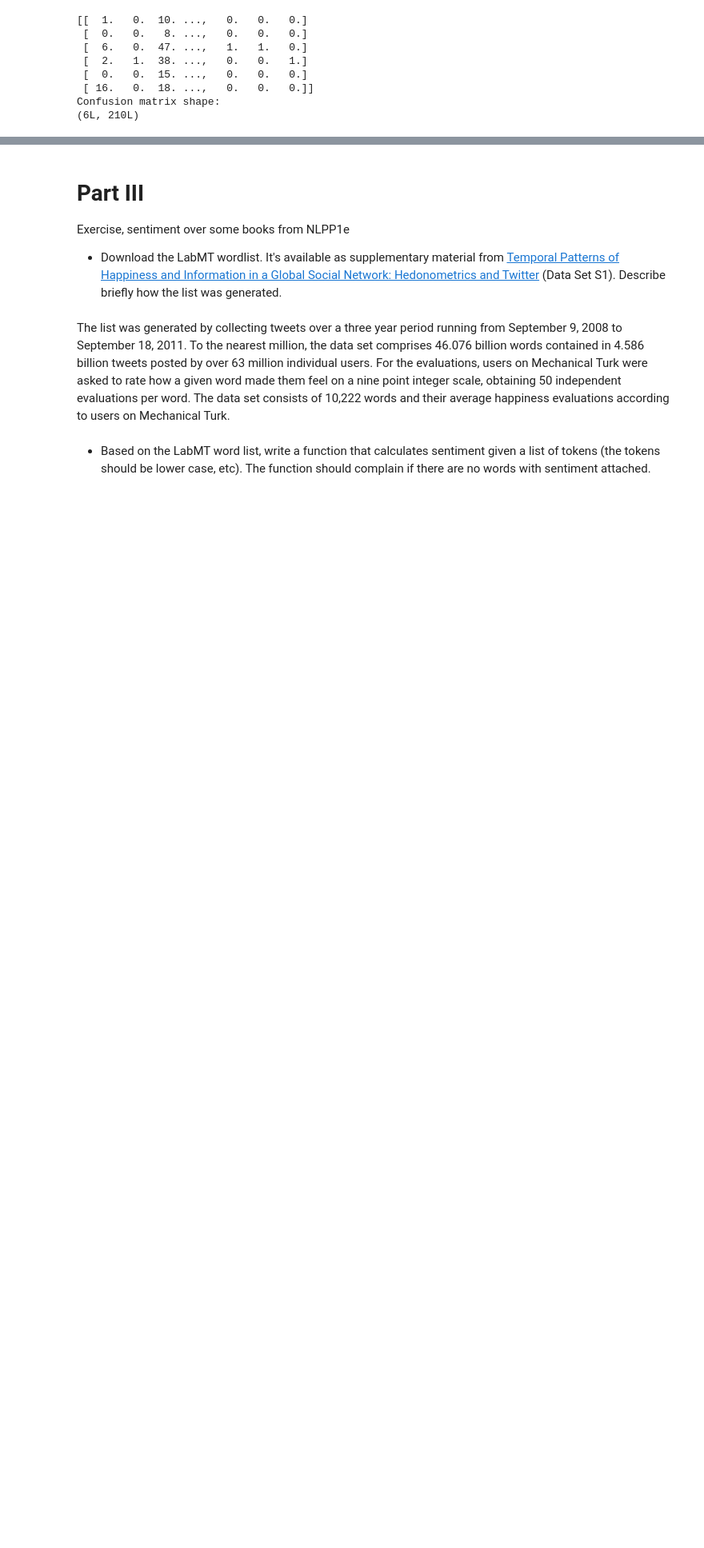
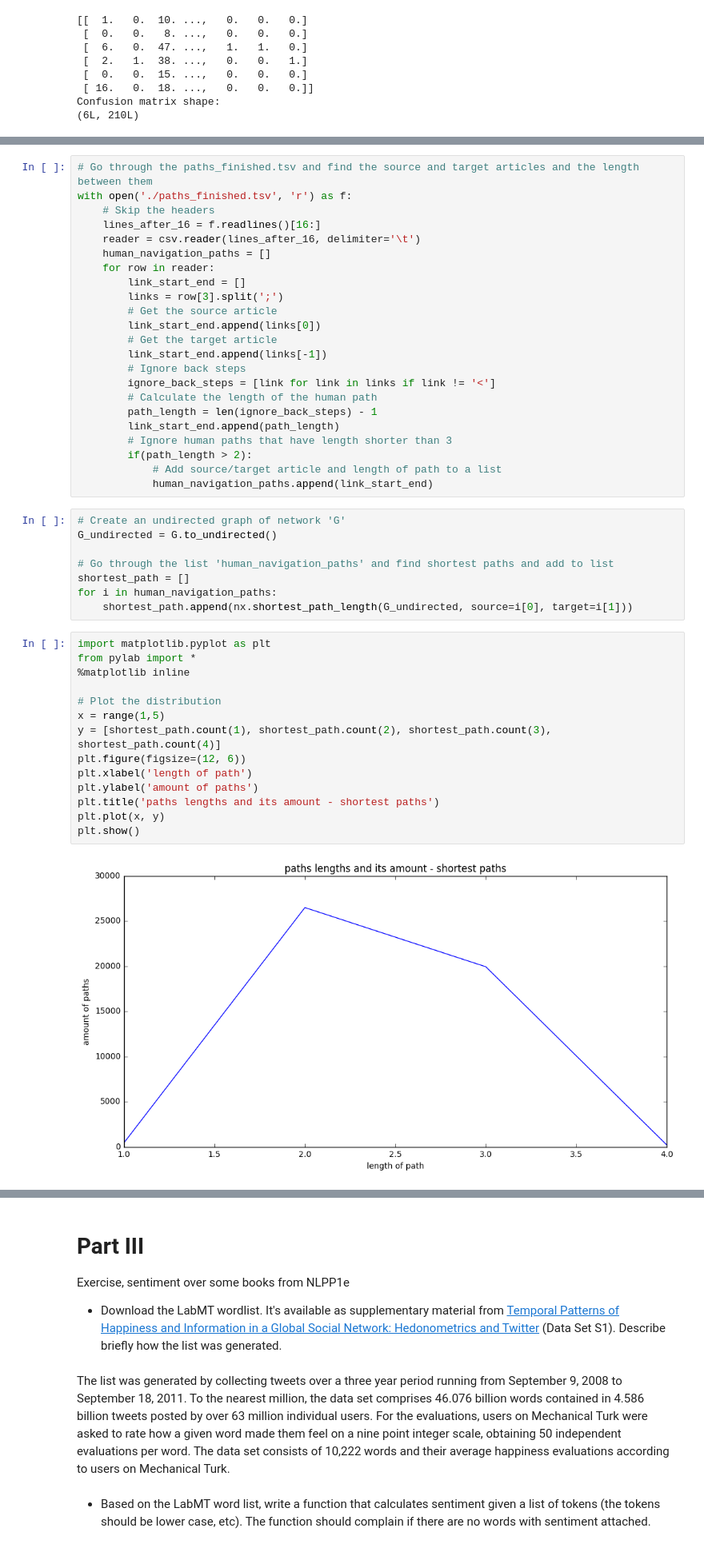
Before and after one commit to pay64k/social_graphs_2016, a Jupyter notebook: Untitled Folder/Assignment2.ipynb, the cells around one changed output, grey strips where cells are left out. Shown at 80% size. Drawn from its saved outputs; the diff is of its cells as text; blank space fills up the shorter version.

```diff
--- a/Untitled Folder/Assignment2.ipynb
+++ b/Untitled Folder/Assignment2.ipynb
@@ -526,0 +489,47 @@ Now you're ready to get started
+# %%
+# Go through the paths_finished.tsv and find the source and target articles and the length between them
+with open('./paths_finished.tsv', 'r') as f:
+    # Skip the headers
+    lines_after_16 = f.readlines()[16:]
+    reader = csv.reader(lines_after_16, delimiter='\t')
+    human_navigation_paths = []
+    for row in reader:
+        link_start_end = []
+        links = row[3].split(';')
+        # Get the source article
+        link_start_end.append(links[0])
+        # Get the target article
+        link_start_end.append(links[-1])
+        # Ignore back steps
+        ignore_back_steps = [link for link in links if link != '<']
+        # Calculate the length of the human path
+        path_length = len(ignore_back_steps) - 1
+        link_start_end.append(path_length)
+        # Ignore human paths that have length shorter than 3
+        if(path_length > 2):
+            # Add source/target article and length of path to a list
+            human_navigation_paths.append(link_start_end)
+# %%
+# Create an undirected graph of network 'G'
+G_undirected = G.to_undirected()
+
+# Go through the list 'human_navigation_paths' and find shortest paths and add to list
+shortest_path = []
+for i in human_navigation_paths:
+    shortest_path.append(nx.shortest_path_length(G_undirected, source=i[0], target=i[1]))
+# %%
+import matplotlib.pyplot as plt
+from pylab import *
+%matplotlib inline
+
+# Plot the distribution
+x = range(1,5)
+y = [shortest_path.count(1), shortest_path.count(2), shortest_path.count(3), shortest_path.count(4)]
+plt.figure(figsize=(12, 6))
+plt.xlabel('length of path')
+plt.ylabel('amount of paths')
+plt.title('paths lengths and its amount - shortest paths')
+plt.plot(x, y)
+plt.show()
+# %% [output]
+[figure, added]
```
Also changed, not shown: parts of 38 cells of this notebook.
